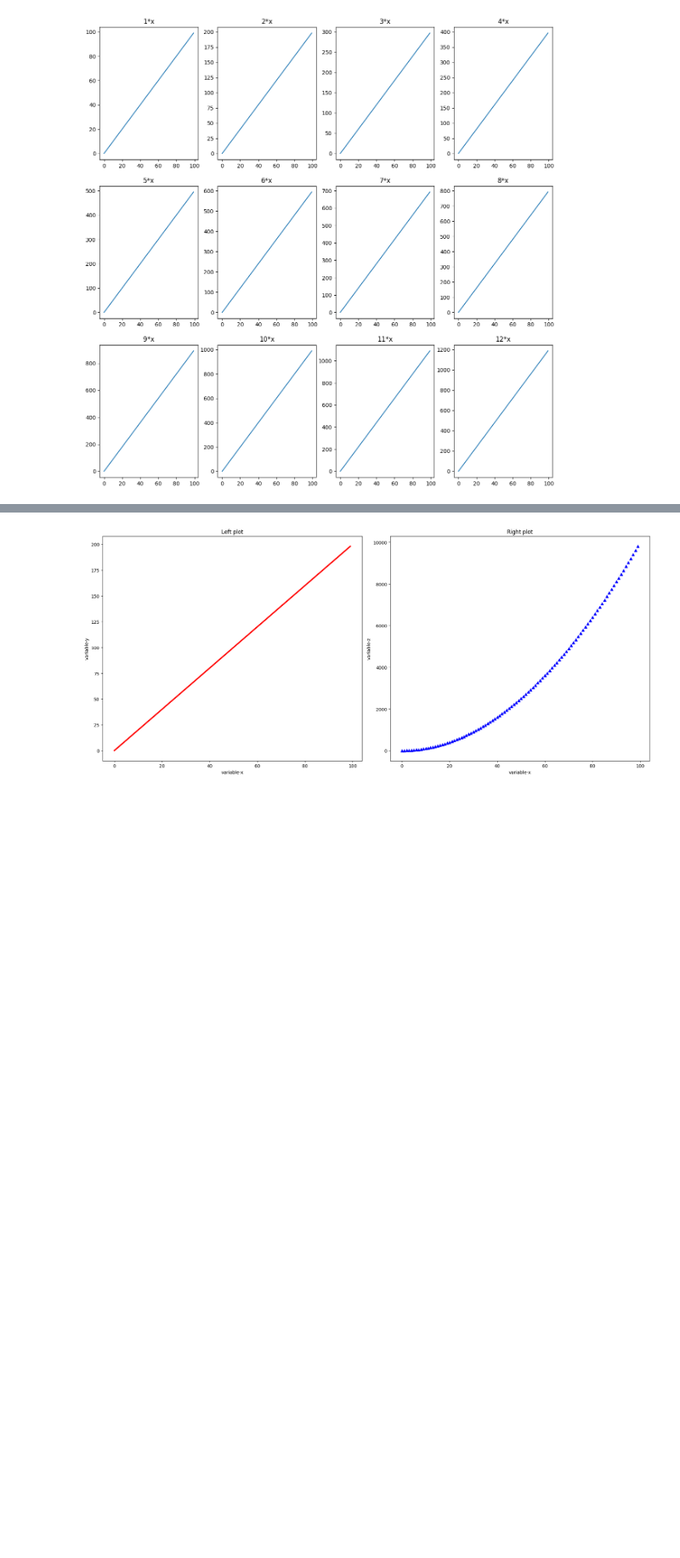
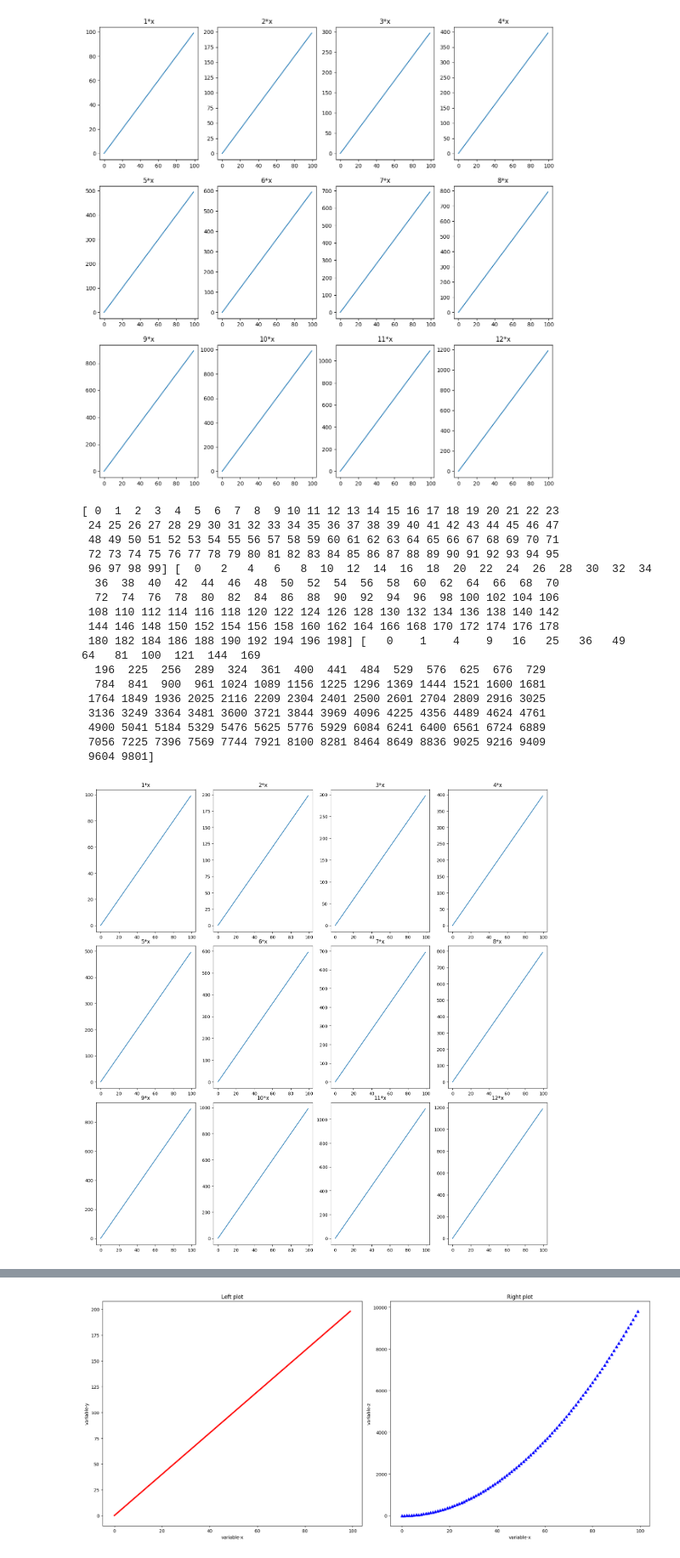
Before and after one commit to GraceMwende/Data_science_notebooks, a Jupyter notebook: Copy_of_Customizing_Visualizations_with_Matplotlib_Lab.ipynb, the cells around one changed output, grey strips where cells are left out. Shown at 85% size. Cells and saved outputs as stored; diff of their text form; code cells hidden in the pictures; blank space fills up the shorter version.

```diff
--- a/Copy_of_Customizing_Visualizations_with_Matplotlib_Lab.ipynb
+++ b/Copy_of_Customizing_Visualizations_with_Matplotlib_Lab.ipynb
@@ -162,3 +162,73 @@ row3_col4.set_title(ax_title[11])
 # %% [output]
 Text(0.5, 1.0, '12*x')
 [figure]
+# %%
+#use for loop
+import numpy as np
+
+# Generate a list of numbers from 0 to 99
+x_values = np.arange(0,100)
+
+# Multiply values of x_values with 2 to get y_values
+y_values = x_values*2
+
+# Calculate square of values in for variable z_values
+z_values = x_values**2
+
+# Print x_values, y_values and z_values
+print (x_values, y_values, z_values)
+fig, axes = plt.subplots(figsize=(15,15),nrows=3,ncols=4)
+fig.tight_layout()
+
+for n in range(1,13):
+    rows = (n-1)//4
+    cols = (n-1) %4
+    ax= axes[rows][cols]
+
+    y_new=x_values*n
+    ax.plot(x_values,y_new)
+    ax.set_title(f'{n}*x')
+#my other code
+# fig, axes = plt.subplots(nrows=3,ncols=4,figsize=(15,15))
+# for i in range(0,12):
+#   rows=i // 4
+#   cols = (i %4)
+#   ax = axes[rows][cols]
+#   y_new=(i+1)* x_values
+#   ax.plot(x_values,y_new)
+#   ax.set_title(f'{(i+1)}*x')
+
+#Teachers code
+# fig, axes = plt.subplots(nrows=3, ncols=4, figsize=(15,15))
+
+# for i in range(1,13):
+#     # for both row and col, subtract 1 from i, since we are starting
+#     # i at 1 but the row/col indices start at 0
+#     row = (i-1)//4
+#     col = i%4-1
+#     ax = axes[row][col]
+
+#     # with NumPy broadcasting we can just multiply x by i and every
+#     # element in x is multiplied
+#     y_new = i*x_values
+#     ax.plot(x_values, y_new)
+#     ax.set_title('{}*x'.format(i))
+# %% [output]
+[ 0  1  2  3  4  5  6  7  8  9 10 11 12 13 14 15 16 17 18 19 20 21 22 23
+ 24 25 26 27 28 29 30 31 32 33 34 35 36 37 38 39 40 41 42 43 44 45 46 47
+ 48 49 50 51 52 53 54 55 56 57 58 59 60 61 62 63 64 65 66 67 68 69 70 71
+ 72 73 74 75 76 77 78 79 80 81 82 83 84 85 86 87 88 89 90 91 92 93 94 95
+ 96 97 98 99] [  0   2   4   6   8  10  12  14  16  18  20  22  24  26  28  30  32  34
+  36  38  40  42  44  46  48  50  52  54  56  58  60  62  64  66  68  70
+  72  74  76  78  80  82  84  86  88  90  92  94  96  98 100 102 104 106
+ 108 110 112 114 116 118 120 122 124 126 128 130 132 134 136 138 140 142
+ 144 146 148 150 152 154 156 158 160 162 164 166 168 170 172 174 176 178
+ 180 182 184 186 188 190 192 194 196 198] [   0    1    4    9   16   25   36   49   64   81  100  121  144  169
+  196  225  256  289  324  361  400  441  484  529  576  625  676  729
+  784  841  900  961 1024 1089 1156 1225 1296 1369 1444 1521 1600 1681
+ 1764 1849 1936 2025 2116 2209 2304 2401 2500 2601 2704 2809 2916 3025
+ 3136 3249 3364 3481 3600 3721 3844 3969 4096 4225 4356 4489 4624 4761
+ 4900 5041 5184 5329 5476 5625 5776 5929 6084 6241 6400 6561 6724 6889
+ 7056 7225 7396 7569 7744 7921 8100 8281 8464 8649 8836 9025 9216 9409
+ 9604 9801]
+[figure, added]
```
Also changed, not shown: parts of 3 cells of this notebook.
